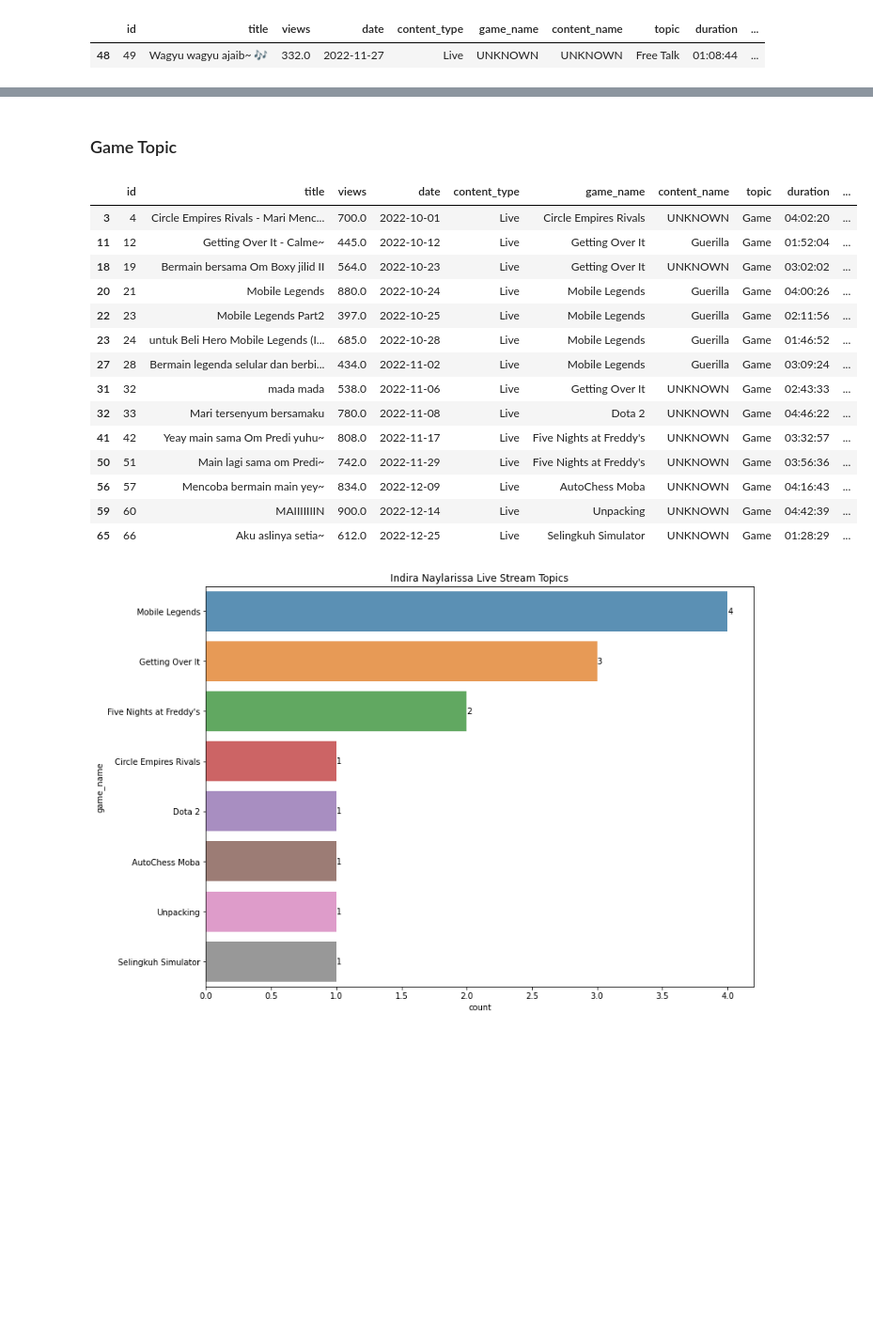
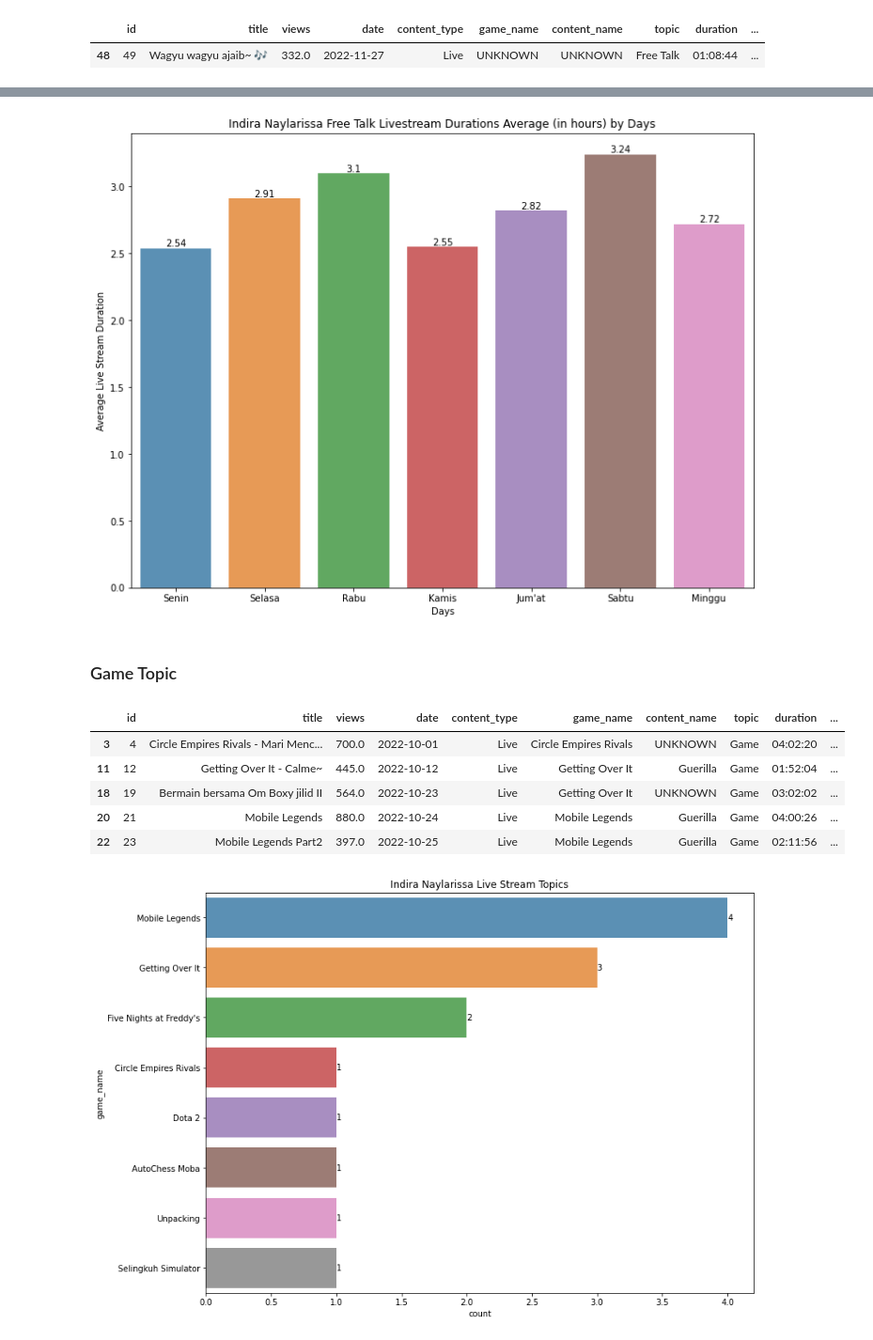
Before and after one commit to shandytp/livium-gen1-report, a Jupyter notebook: indira-analysis.ipynb, the cells around one changed output, grey strips where cells are left out. Shown: that part at 94% size. Cells and saved outputs as stored; diff of their text form; code cells hidden in the pictures; blank space fills up the shorter version.

Commit message:
update analysis for indira

```diff
--- a/indira-analysis.ipynb
+++ b/indira-analysis.ipynb
@@ -599,25 +582,26 @@ free_talk[free_talk["views"] == min(free_talk["views"])]
+# %%
+plt.figure(figsize=(12,9))
+ax = sns.barplot(avg_stream_free_talk.index, avg_stream_free_talk.values, alpha=0.8)
+ax.bar_label(ax.containers[0])
+plt.xlabel("Days")
+plt.ylabel("Average Live Stream Duration")
+plt.title("Indira Naylarissa Free Talk Livestream Durations Average (in hours) by Days")
+plt.show()
+# %% [output]
+[figure, added]
 # %% [markdown]
 ### Game Topic
 # %%
 data_game = data[data['topic'] == 'Game']
 # %%
-data_game
+data_game.head()
 # %% [output]
 |  | id | title | views | date | content_type | game_name | content_name | topic | duration | ... |
 | 3 | 4 | Circle Empires Rivals - Mari Menc... | 700.0 | 2022-10-01 | Live | Circle Empires Rivals | UNKNOWN | Game | 04:02:20 | ... |
 | 11 | 12 | Getting Over It - Calme~ | 445.0 | 2022-10-12 | Live | Getting Over It | Guerilla | Game | 01:52:04 | ... |
 | 18 | 19 | Bermain bersama Om Boxy jilid II | 564.0 | 2022-10-23 | Live | Getting Over It | UNKNOWN | Game | 03:02:02 | ... |
 | 20 | 21 | Mobile Legends | 880.0 | 2022-10-24 | Live | Mobile Legends | Guerilla | Game | 04:00:26 | ... |
 | 22 | 23 | Mobile Legends Part2 | 397.0 | 2022-10-25 | Live | Mobile Legends | Guerilla | Game | 02:11:56 | ... |
-| 23 | 24 | untuk Beli Hero Mobile Legends (I... | 685.0 | 2022-10-28 | Live | Mobile Legends | Guerilla | Game | 01:46:52 | ... |
-| 27 | 28 | Bermain legenda selular dan berbi... | 434.0 | 2022-11-02 | Live | Mobile Legends | Guerilla | Game | 03:09:24 | ... |
-| 31 | 32 | mada mada | 538.0 | 2022-11-06 | Live | Getting Over It | UNKNOWN | Game | 02:43:33 | ... |
-| 32 | 33 | Mari tersenyum bersamaku | 780.0 | 2022-11-08 | Live | Dota 2 | UNKNOWN | Game | 04:46:22 | ... |
-| 41 | 42 | Yeay main sama Om Predi yuhu~ | 808.0 | 2022-11-17 | Live | Five Nights at Freddy's | UNKNOWN | Game | 03:32:57 | ... |
-| 50 | 51 | Main lagi sama om Predi~ | 742.0 | 2022-11-29 | Live | Five Nights at Freddy's | UNKNOWN | Game | 03:56:36 | ... |
-| 56 | 57 | Mencoba bermain main yey~ | 834.0 | 2022-12-09 | Live | AutoChess Moba | UNKNOWN | Game | 04:16:43 | ... |
-| 59 | 60 | MAIIIIIIIN | 900.0 | 2022-12-14 | Live | Unpacking | UNKNOWN | Game | 04:42:39 | ... |
-| 65 | 66 | Aku aslinya setia~ | 612.0 | 2022-12-25 | Live | Selingkuh Simulator | UNKNOWN | Game | 01:28:29 | ... |
 # %%
 plt.figure(figsize=(12,9))
 plt.title('Indira Naylarissa Live Stream Topics')
```
Also changed, not shown: parts of 12 cells of this notebook.
